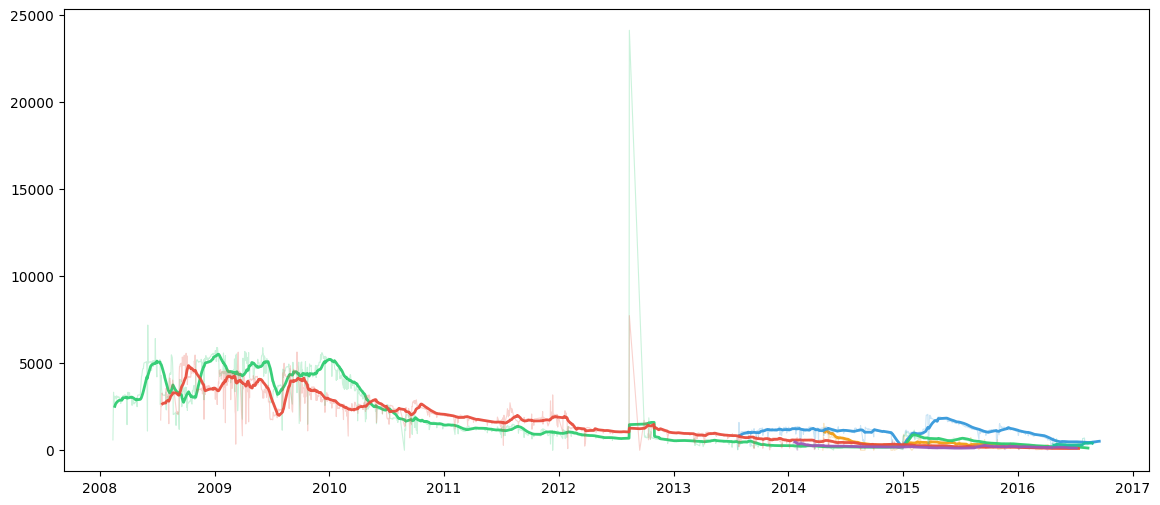
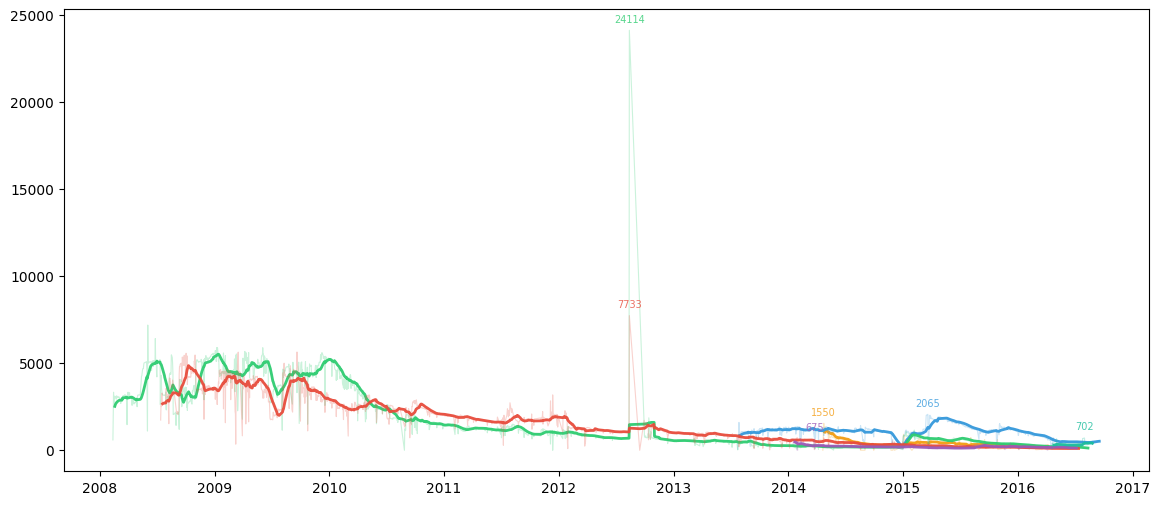
The notebook cell's code change between the first figure and the second:
--- before
+++ after
@@ -16,4 +16,6 @@
 # BG    = '#0f1117' 
 BG = '#ffffff'  
+MUTED = '#888888'  
+TEXT  = '#e0e0e0'   # off-white text
 
 
@@ -68,2 +70,15 @@
                 ha = 'center'
                 )
+    
+ax.set_title('Daily oil Production Rate ',fontsize=12, fontweight='bold',color=TEXT, pad=10)
+ax.set_xlabel('Date', fontsize =10 , color = MUTED)
+ax.set_ylabel('Oil Rate (sm^3/day , 24 hr normalized)')
+ax.tick_params(colors=MUTED , labelsize =9)
+
+for spine in ax.spines.values():
+    spine.set_edgecolor('#444970')
+    
+ 
+ax.legend(loc='upper right', fontsize =9, framealpha = 0.4)
+plt.tight_layout()
+

Commit: added legend to right .